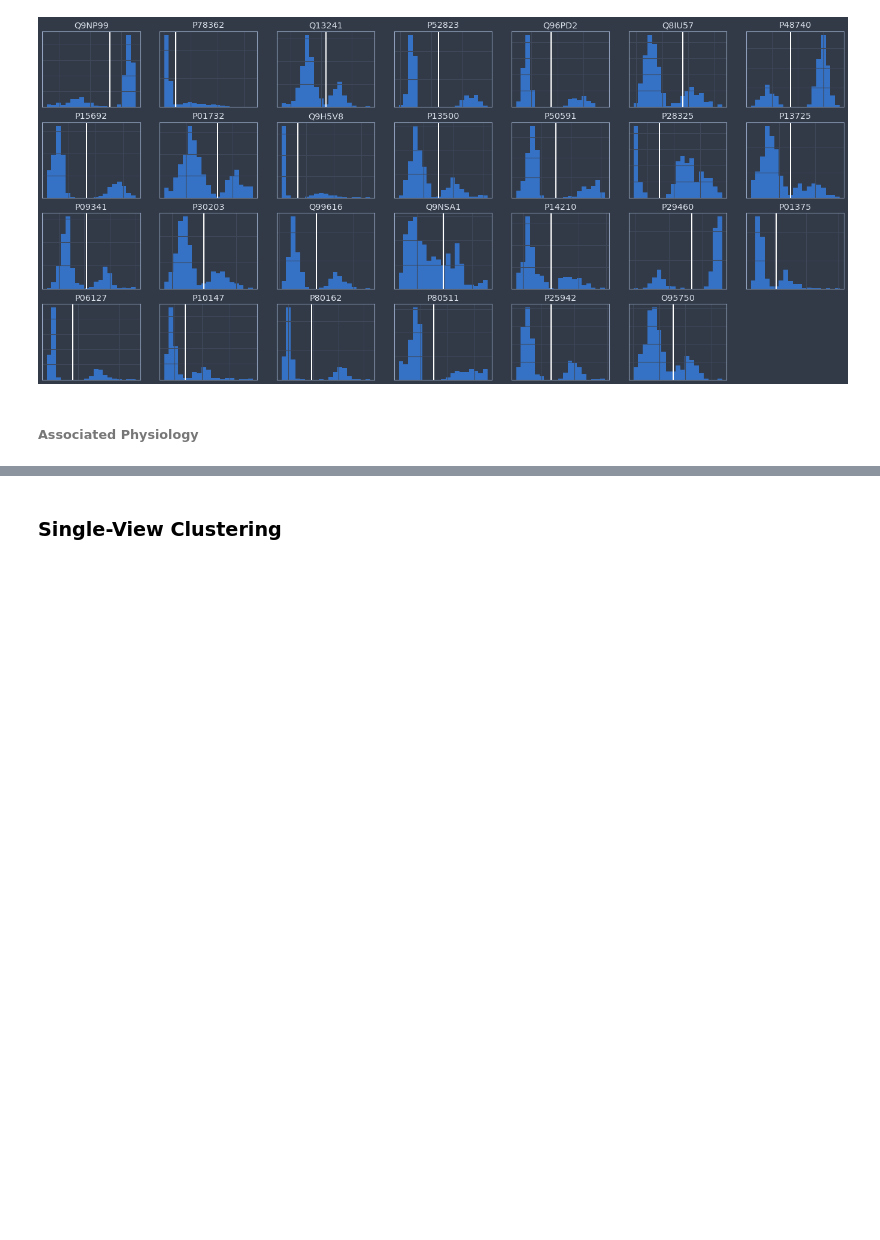
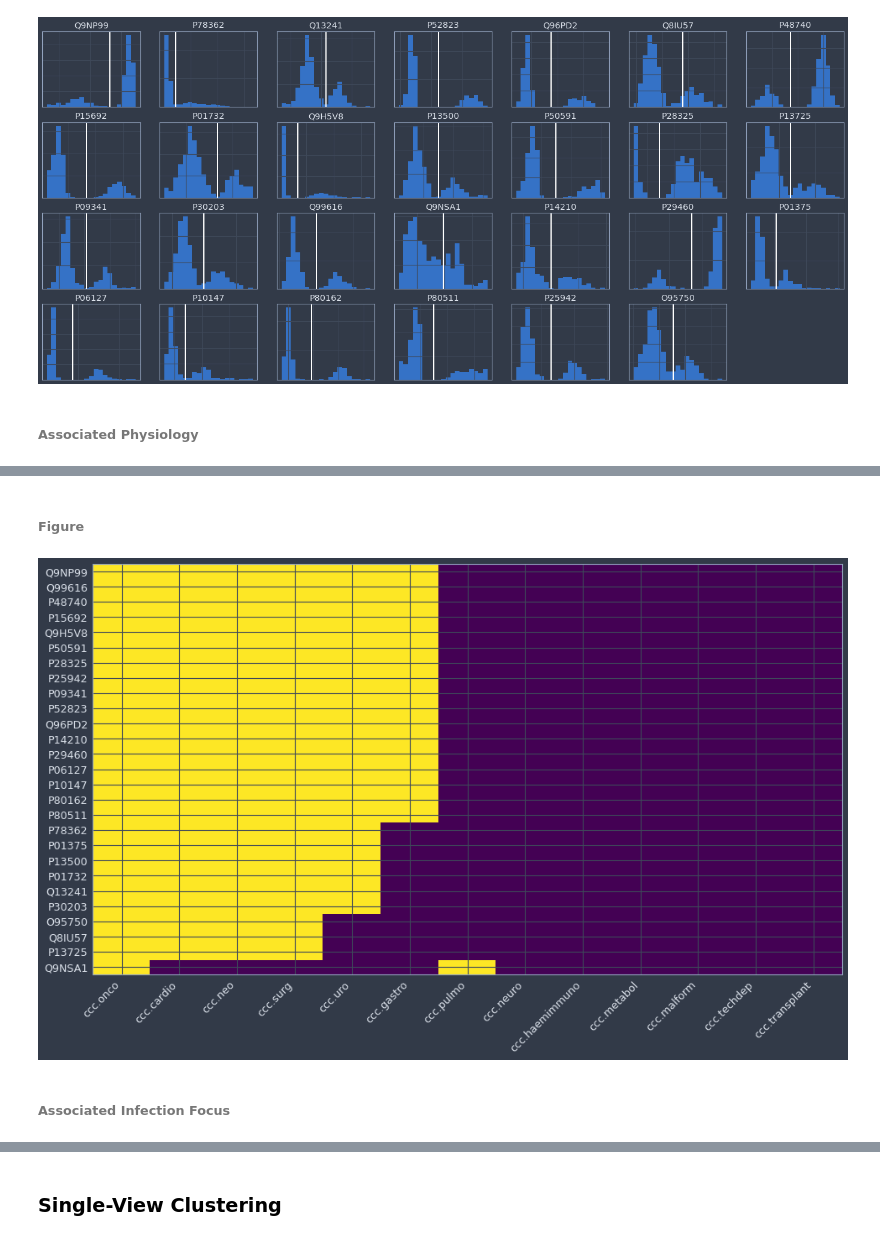
Before and after one commit to BorgwardtLab/Pediatric-Sepsis, a Jupyter notebook: multiview_clustering_jk.ipynb, the cells around one changed output, grey strips where cells are left out. Saved outputs shown, nothing was run; the diff lists cells and outputs as text; code cells hidden in the pictures; blank space fills up the shorter version.

```diff
--- a/multiview_clustering_jk.ipynb
+++ b/multiview_clustering_jk.ipynb
@@ -1375,0 +1651,8 @@ rr.high    0.002278  12.513429
+# %% [markdown]
+###### Figure
+# %%
+bimccc_fig
+# %% [output]
+[figure, added]
+# %% [markdown]
+###### Associated Infection Focus
```
Also changed, not shown: parts of 23 cells of this notebook.
